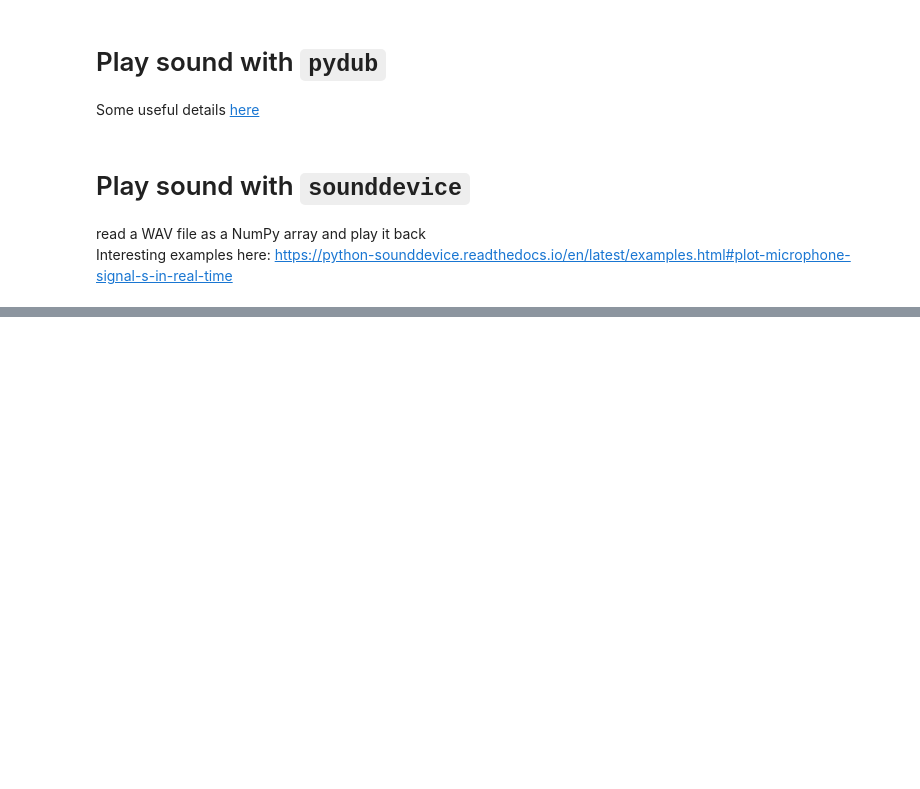
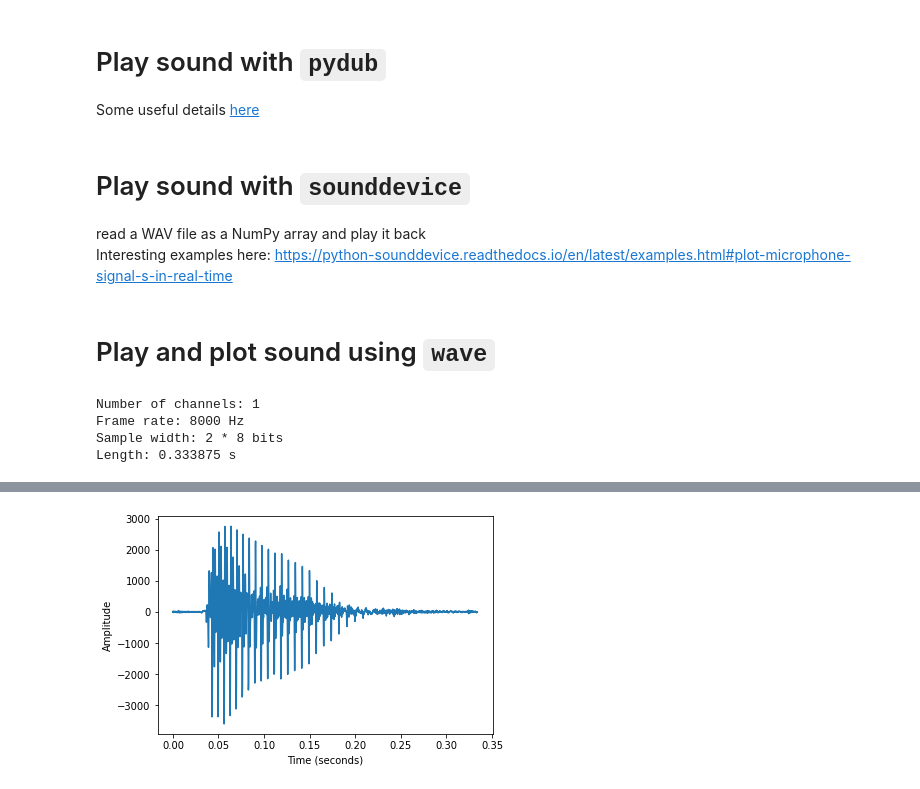
Before and after one commit to othrif/notes, a Jupyter notebook: content/machine_learning/preprocessing_voice/play_sound.ipynb, the cells around one changed output, grey strips where cells are left out. Drawn from its saved outputs; the diff is of its cells as text; code cells hidden in the pictures; blank space fills up the shorter version.

```diff
--- a/content/machine_learning/preprocessing_voice/play_sound.ipynb
+++ b/content/machine_learning/preprocessing_voice/play_sound.ipynb
@@ -69,3 +69,37 @@ import soundfile as sf
 data, fs = sf.read(filename, dtype='float32')
 sd.play(data, fs)
 status = sd.wait()  # Wait until file is done playing
+# %% [markdown]
+# Play and plot sound using `wave`
+# %%
+import wave
+import numpy as np
+from matplotlib import pyplot as plt
+import IPython.display as ipd
+
+wav_file = wave.open(filename, 'r')
+audio_signal = wav_file.readframes(-1)
+soundwave = np.frombuffer(audio_signal, dtype='int16')
+
+nchannels=wav_file.getnchannels()
+framerate=wav_file.getframerate()
+width=wav_file.getsampwidth()
+nframes=wav_file.getnframes()
+
+# Audio parameters
+print(f'Number of channels: {nchannels}')
+print(f'Frame rate: {framerate} Hz')
+print(f'Sample width: {width} * 8 bits')
+print(f'Length: {nframes/framerate} s')
+
+display(ipd.Audio(soundwave, rate=framerate))
+time = np.linspace(start=0, stop=len(soundwave)/framerate, num=len(soundwave))
+plt.ylabel('Amplitude')
+plt.xlabel('Time (seconds)')
+plt.plot(time, soundwave)
+plt.show()
+# %% [output]
+Number of channels: 1
+Frame rate: 8000 Hz
+Sample width: 2 * 8 bits
+Length: 0.333875 s
@@ -71,0 +107 @@ status = sd.wait()  # Wait until file is done playing
+[figure, added]
```
Also changed, not shown: parts of 1 cell of this notebook, 7 other files.
